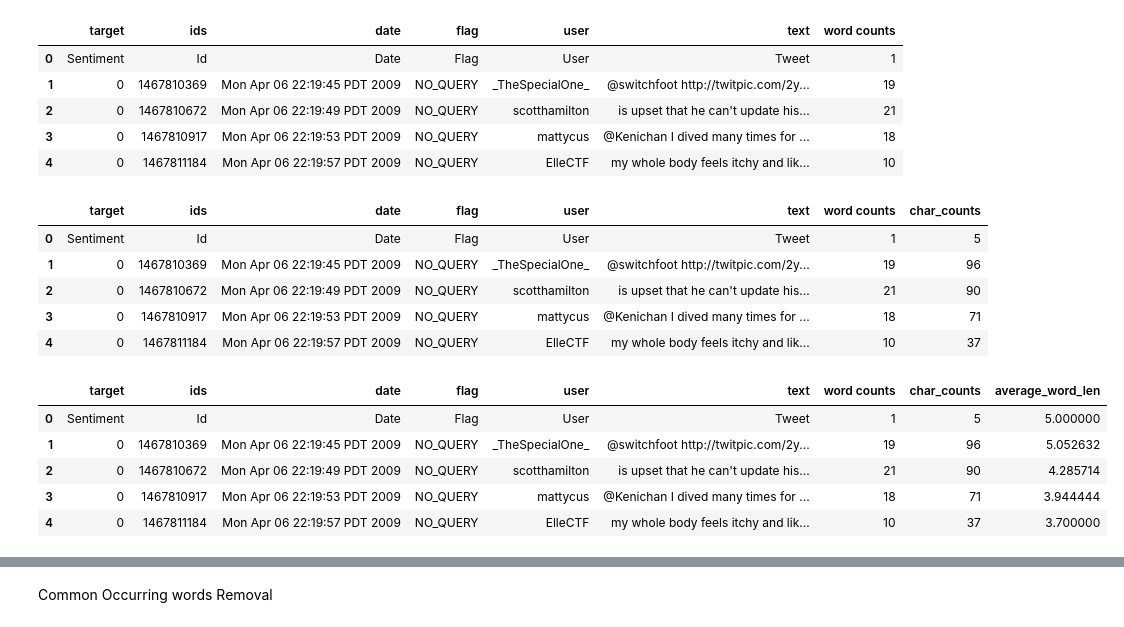
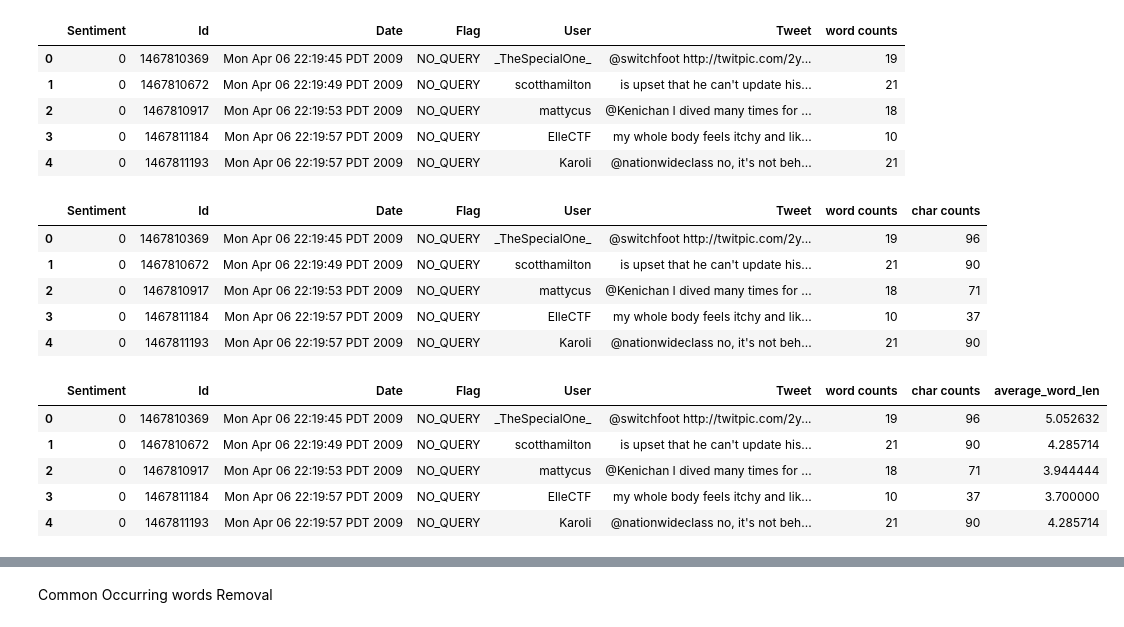
Before and after one commit to ArunkumarBairavan/GUVI-CAPSTONE-PROJECTS, a Jupyter notebook: Twitter_Sentiment_Analysis/Twitter_Sentiment_Analysis.ipynb, the cells around one changed output, grey strips where cells are left out. Saved outputs shown, nothing was run; the diff lists cells and outputs as text; code cells hidden in the pictures.

```diff
--- a/Twitter_Sentiment_Analysis/Twitter_Sentiment_Analysis.ipynb
+++ b/Twitter_Sentiment_Analysis/Twitter_Sentiment_Analysis.ipynb
@@ -5,9 +5,7 @@ import matplotlib.pyplot as plt
 import warnings
 warnings.filterwarnings('ignore')
 # %%
-# Importing the dataset
-DATASET_COLUMNS=['target','ids','date','flag','user','text']
 DATASET_ENCODING = "ISO-8859-1"
-df = pd.read_csv("C:\\Users\\arunk\\OneDrive\\Desktop\\twitter_new.csv", encoding=DATASET_ENCODING, names=DATASET_COLUMNS)
-df.sample(10)
+df = pd.read_csv("C:\\Users\\arunk\\OneDrive\\Desktop\\twitter_new.csv", encoding=DATASET_ENCODING)
+df.head()
 # %% [output]
@@ -29,40 +22,40 @@ df.shape
 # %%
 df_copy = df.copy()
 # %%
-df_copy['word counts'] = df_copy['text'].apply(lambda x : len(x.split()))
+df_copy['word counts'] = df_copy['Tweet'].apply(lambda x : len(x.split()))
 df_copy.head()
 # %% [output]
-|  | target | ids | date | flag | user | text | word counts |
-| 0 | Sentiment | Id | Date | Flag | User | Tweet | 1 |
-| 1 | 0 | 1467810369 | Mon Apr 06 22:19:45 PDT 2009 | NO_QUERY | _TheSpecialOne_ | @switchfoot http://twitpic.com/2y... | 19 |
-| 2 | 0 | 1467810672 | Mon Apr 06 22:19:49 PDT 2009 | NO_QUERY | scotthamilton | is upset that he can't update his... | 21 |
-| 3 | 0 | 1467810917 | Mon Apr 06 22:19:53 PDT 2009 | NO_QUERY | mattycus | @Kenichan I dived many times for ... | 18 |
-| 4 | 0 | 1467811184 | Mon Apr 06 22:19:57 PDT 2009 | NO_QUERY | ElleCTF | my whole body feels itchy and lik... | 10 |
+|  | Sentiment | Id | Date | Flag | User | Tweet | word counts |
+| 0 | 0 | 1467810369 | Mon Apr 06 22:19:45 PDT 2009 | NO_QUERY | _TheSpecialOne_ | @switchfoot http://twitpic.com/2y... | 19 |
+| 1 | 0 | 1467810672 | Mon Apr 06 22:19:49 PDT 2009 | NO_QUERY | scotthamilton | is upset that he can't update his... | 21 |
+| 2 | 0 | 1467810917 | Mon Apr 06 22:19:53 PDT 2009 | NO_QUERY | mattycus | @Kenichan I dived many times for ... | 18 |
+| 3 | 0 | 1467811184 | Mon Apr 06 22:19:57 PDT 2009 | NO_QUERY | ElleCTF | my whole body feels itchy and lik... | 10 |
+| 4 | 0 | 1467811193 | Mon Apr 06 22:19:57 PDT 2009 | NO_QUERY | Karoli | @nationwideclass no, it's not beh... | 21 |
 # %%
 def char_counts(x):
     x = x.split()
     x = ''.join(x)
     return len(x)
 # %%
-df_copy['char_counts'] = df_copy['text'].apply(lambda x : char_counts(x))
+df_copy['char counts'] = df_copy['Tweet'].apply(lambda x : char_counts(x))
 df_copy.head()
 # %% [output]
-|  | target | ids | date | flag | user | text | word counts | char_counts |
-| 0 | Sentiment | Id | Date | Flag | User | Tweet | 1 | 5 |
-| 1 | 0 | 1467810369 | Mon Apr 06 22:19:45 PDT 2009 | NO_QUERY | _TheSpecialOne_ | @switchfoot http://twitpic.com/2y... | 19 | 96 |
-| 2 | 0 | 1467810672 | Mon Apr 06 22:19:49 PDT 2009 | NO_QUERY | scotthamilton | is upset that he can't update his... | 21 | 90 |
-| 3 | 0 | 1467810917 | Mon Apr 06 22:19:53 PDT 2009 | NO_QUERY | mattycus | @Kenichan I dived many times for ... | 18 | 71 |
-| 4 | 0 | 1467811184 | Mon Apr 06 22:19:57 PDT 2009 | NO_QUERY | ElleCTF | my whole body feels itchy and lik... | 10 | 37 |
+|  | Sentiment | Id | Date | Flag | User | Tweet | word counts | char counts |
+| 0 | 0 | 1467810369 | Mon Apr 06 22:19:45 PDT 2009 | NO_QUERY | _TheSpecialOne_ | @switchfoot http://twitpic.com/2y... | 19 | 96 |
+| 1 | 0 | 1467810672 | Mon Apr 06 22:19:49 PDT 2009 | NO_QUERY | scotthamilton | is upset that he can't update his... | 21 | 90 |
+| 2 | 0 | 1467810917 | Mon Apr 06 22:19:53 PDT 2009 | NO_QUERY | mattycus | @Kenichan I dived many times for ... | 18 | 71 |
+| 3 | 0 | 1467811184 | Mon Apr 06 22:19:57 PDT 2009 | NO_QUERY | ElleCTF | my whole body feels itchy and lik... | 10 | 37 |
+| 4 | 0 | 1467811193 | Mon Apr 06 22:19:57 PDT 2009 | NO_QUERY | Karoli | @nationwideclass no, it's not beh... | 21 | 90 |
 # %%
-df_copy['average_word_len'] = df_copy['char_counts']/df_copy['word counts']
+df_copy['average_word_len'] = df_copy['char counts']/df_copy['word counts']
 df_copy.head()
 # %% [output]
-|  | target | ids | date | flag | user | text | word counts | char_counts | average_word_len |
-| 0 | Sentiment | Id | Date | Flag | User | Tweet | 1 | 5 | 5.000000 |
-| 1 | 0 | 1467810369 | Mon Apr 06 22:19:45 PDT 2009 | NO_QUERY | _TheSpecialOne_ | @switchfoot http://twitpic.com/2y... | 19 | 96 | 5.052632 |
-| 2 | 0 | 1467810672 | Mon Apr 06 22:19:49 PDT 2009 | NO_QUERY | scotthamilton | is upset that he can't update his... | 21 | 90 | 4.285714 |
-| 3 | 0 | 1467810917 | Mon Apr 06 22:19:53 PDT 2009 | NO_QUERY | mattycus | @Kenichan I dived many times for ... | 18 | 71 | 3.944444 |
-| 4 | 0 | 1467811184 | Mon Apr 06 22:19:57 PDT 2009 | NO_QUERY | ElleCTF | my whole body feels itchy and lik... | 10 | 37 | 3.700000 |
+|  | Sentiment | Id | Date | Flag | User | Tweet | word counts | char counts | average_word_len |
+| 0 | 0 | 1467810369 | Mon Apr 06 22:19:45 PDT 2009 | NO_QUERY | _TheSpecialOne_ | @switchfoot http://twitpic.com/2y... | 19 | 96 | 5.052632 |
+| 1 | 0 | 1467810672 | Mon Apr 06 22:19:49 PDT 2009 | NO_QUERY | scotthamilton | is upset that he can't update his... | 21 | 90 | 4.285714 |
+| 2 | 0 | 1467810917 | Mon Apr 06 22:19:53 PDT 2009 | NO_QUERY | mattycus | @Kenichan I dived many times for ... | 18 | 71 | 3.944444 |
+| 3 | 0 | 1467811184 | Mon Apr 06 22:19:57 PDT 2009 | NO_QUERY | ElleCTF | my whole body feels itchy and lik... | 10 | 37 | 3.700000 |
+| 4 | 0 | 1467811193 | Mon Apr 06 22:19:57 PDT 2009 | NO_QUERY | Karoli | @nationwideclass no, it's not beh... | 21 | 90 | 4.285714 |
 # %%
 from nltk.corpus import stopwords
 # %%
```
Also changed, not shown: parts of 90 cells of this notebook.
